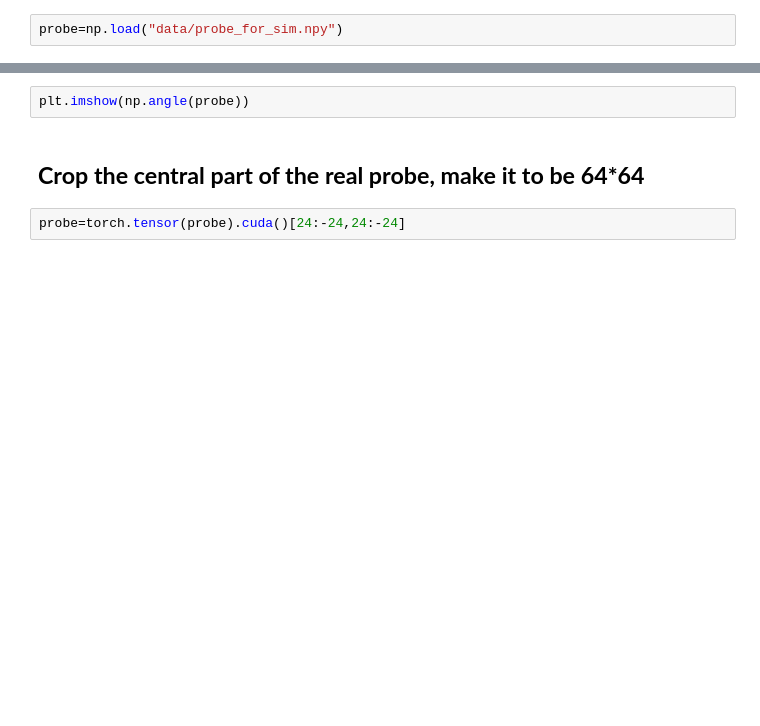
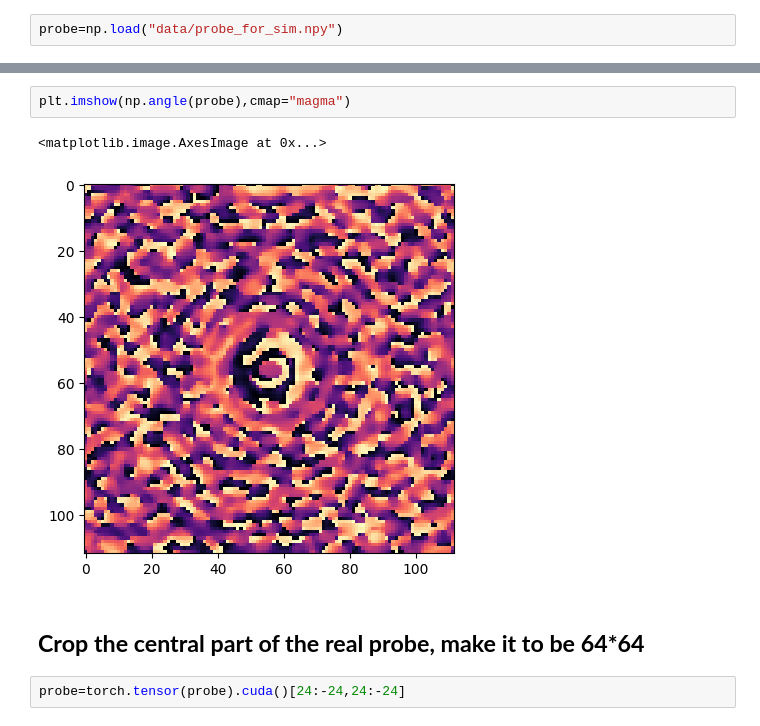
Before and after one commit to TISGroup/PtyINR, a Jupyter notebook: demo/interactive_rec_simulated_data.ipynb, the cells around one changed output, grey strips where cells are left out. Cells and saved outputs as stored; diff of their text form; blank space fills up the shorter version.

```diff
--- a/demo/interactive_rec_simulated_data.ipynb
+++ b/demo/interactive_rec_simulated_data.ipynb
@@ -37,5 +52,8 @@ np.abs(probe).flatten()
 # %%
-plt.imshow(np.angle(probe))
+plt.imshow(np.angle(probe),cmap="magma")
+# %% [output]
+<matplotlib.image.AxesImage at 0x...>
+[figure, added]
 # %% [markdown]
 ## **Crop the central part of the real probe, make it to be 64*64**
 # %%
```
Also changed, not shown: parts of 18 cells of this notebook, 1 other file.
